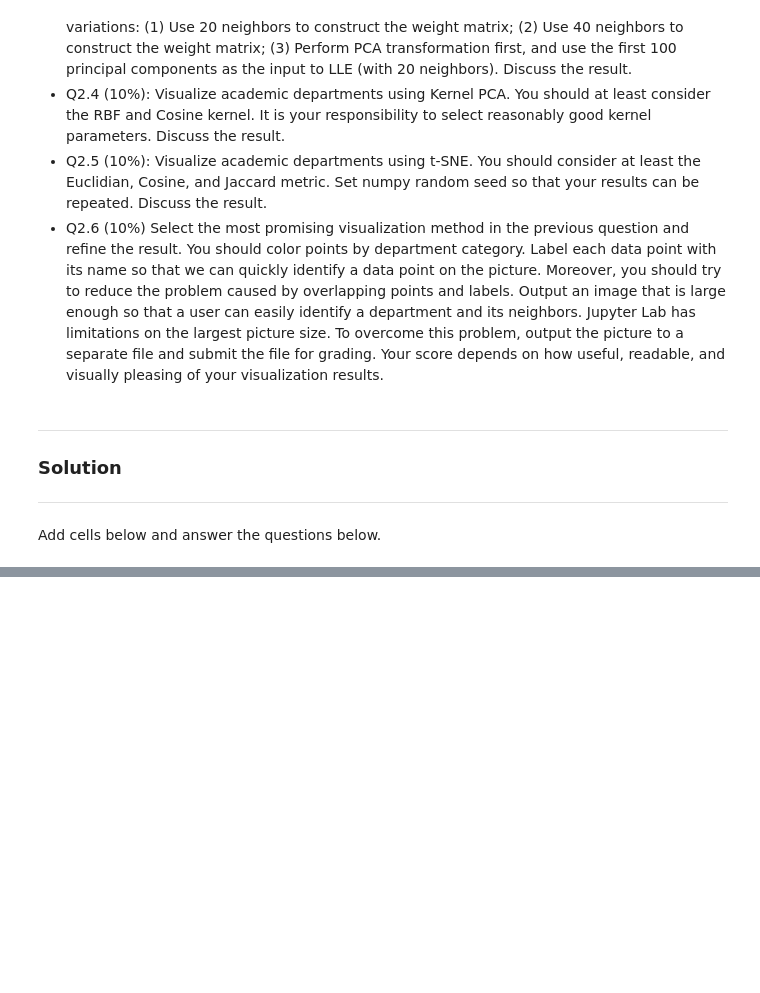
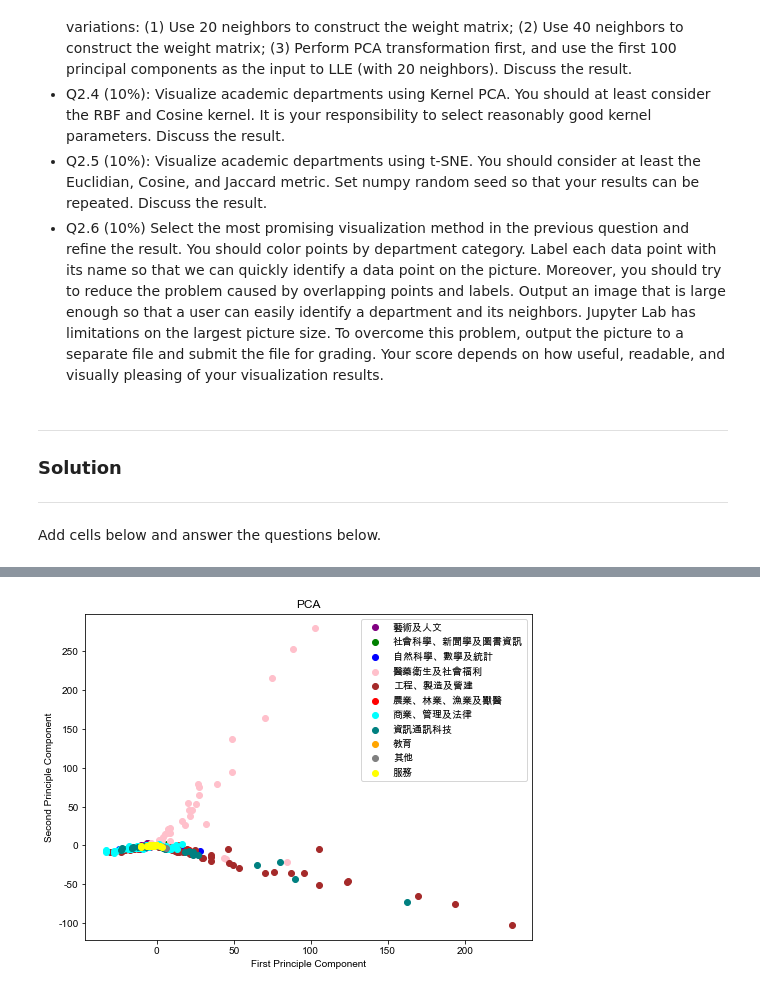
Before and after one commit to chiawen0104/sldl_hw, a Jupyter notebook: hw3/hw3.ipynb, the cells around one changed output, grey strips where cells are left out. Saved outputs shown, nothing was run; the diff lists cells and outputs as text; code cells hidden in the pictures; blank space fills up the shorter version.

```diff
--- a/hw3/hw3.ipynb
+++ b/hw3/hw3.ipynb
@@ -868,0 +915,13 @@ Add cells below and answer the questions below.
+# %%
+from sklearn.preprocessing import StandardScaler
+scaler = StandardScaler()
+scaler.fit(dep_stu2)
+scaled_data = scaler.transform(dep_stu2)
+
+from sklearn.decomposition import PCA
+pca = PCA(n_components=8)
+pca.fit(scaled_data)
+x_pca = pca.transform(scaled_data)
+
+print(f'scaled_data.shape: {scaled_data.shape}')
+print(f'x_pca.shape: {x_pca.shape}')
@@ -868,0 +931,5 @@ Add cells below and answer the questions below.
+# %%
+df = pd.DataFrame(x_pca)
+df['label'] = label
+df.columns = ['0', '1', '2', '3', '4', '5', '6', '7', 'label']
+df[df.label == 'blue']['0']
@@ -868,0 +949,13 @@ Add cells below and answer the questions below.
+# %%
+plt.figure(figsize=(8,6))
+for i in range(len(cat)):
+   color = label_list[i]
+   plt.scatter(df[df.label == color]['0'], df[df.label == color]['1'], c=color, label=cat[i])
+
+plt.xlabel('First Principle Component')
+plt.ylabel('Second Principle Component')
+plt.title('PCA')
+plt.legend()
+plt.show()
+# %% [output]
+[figure, added]
```
Also changed, not shown: parts of 61 cells of this notebook, 1 other file.
